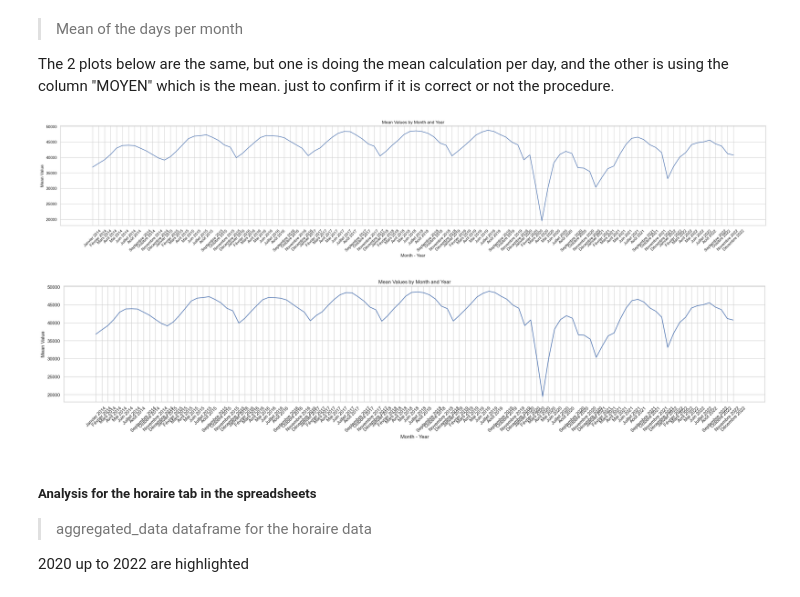
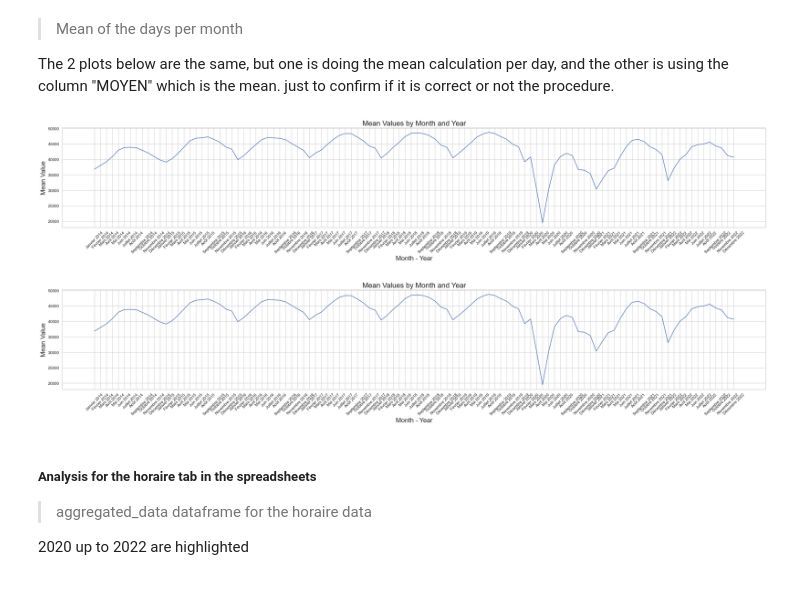
Before and after one commit to tarcisiocsn/OpenDataQuebec, a Jupyter notebook: QuebecTrafficVolumes/count_analysis.ipynb, the cells around one changed output. Cells and saved outputs as stored; diff of their text form; code cells hidden in the pictures.

```diff
--- a/QuebecTrafficVolumes/count_analysis.ipynb
+++ b/QuebecTrafficVolumes/count_analysis.ipynb
@@ -191,13 +191,13 @@ Data from the histo tab in the spreadsheets of the aggregated data.
 sns.set(style='whitegrid')
 
 # Create a figure and axis objects for the bar plot
-fig, ax = plt.subplots(figsize=(10, 6))
+fig, ax = plt.subplots(figsize=(10, 5))
 
 # Plot the bar chart
 averages.plot(kind='bar', ax=ax, color=['#4C72B0', '#55A868', '#C44E52'], alpha=0.8)
 
 # Set the title and axis labels for the bar plot
-ax.set_title('Averages for All Years', fontsize=16)
+ax.set_title('Averages for All Years', fontsize=12)
 ax.set_xlabel('Year', fontsize=12)
 ax.set_ylabel('Average', fontsize=12)
 
@@ -210,7 +210,7 @@ ax.spines['top'].set_visible(False)
 ax.spines['right'].set_visible(False)
 
 # Create a new figure and axis objects for the line plot
-fig2, ax2 = plt.subplots(figsize=(10, 6))
+fig2, ax2 = plt.subplots(figsize=(10, 5))
 
 # Plot the trend lines
 averages['DJMA'].plot(ax=ax2, color='#4C72B0', linewidth=2, marker='o', markersize=6, label='DJMA Trend')
@@ -218,7 +218,7 @@ averages['DJME'].plot(ax=ax2, color='#55A868', linewidth=2, marker='o', markersi
 averages['DJMH'].plot(ax=ax2, color='#C44E52', linewidth=2, marker='o', markersize=6, label='DJMH Trend')
 
 # Set the title and axis labels for the line plot
-ax2.set_title('Trend Line', fontsize=16)
+ax2.set_title('Trend Line', fontsize=12)
 ax2.set_xlabel('Year', fontsize=12)
 ax2.set_ylabel('Average', fontsize=12)
 
@@ -369,19 +369,19 @@ plt.figure(figsize=(35, 5))
 plt.plot(x_labels, y_values)
 
 # Set the x-axis label and ticks
-plt.xlabel('Month - Year')
+plt.xlabel('Month - Year', fontsize = 18)
 plt.xticks(rotation=45)
 
 # Set the y-axis label
-plt.ylabel('Mean Value')
+plt.ylabel('Mean Value', fontsize = 18)
 
 # Set the title of the plot
-plt.title('Mean Values by Month and Year')
+plt.title('Mean Values by Month and Year', fontsize = 20)
 
 # Display the plot
 plt.show()
 # %% [output]
-[figure, old version]
+[figure, new version]
 # %%
 # Get the unique years from the data
 years = averages_fact84['ANNEE'].unique()
@@ -394,38 +394,38 @@ month_order = ['Janvier', 'Février', 'Mars', 'Avril', 'Mai', 'Juin', 'Juillet',
 
 # Create empty lists for x-axis labels and y-values
 x_labels = []
 y_values = []
 
 # Iterate over each year and month
 for year in years:
     for month in month_order:
         x_labels.append(f"{month} {year}")
         data = averages_fact84[(averages_fact84['MOIS'] == month) & (averages_fact84['ANNEE'] == year)]
         if not data.empty:
             y_values.append(data['MOYEN'].values[0])
         else:
             y_values.append(None)
 
 # Increase the figure size
-plt.figure(figsize=(30, 5))
+plt.figure(figsize=(35, 5))
 
 # Create the plot
 plt.plot(x_labels, y_values)
 
 # Set the x-axis label and ticks
-plt.xlabel('Month - Year')
+plt.xlabel('Month - Year', fontsize = 18)
 plt.xticks(rotation=45)
 
 # Set the y-axis label
-plt.ylabel('Mean Value')
+plt.ylabel('Mean Value', fontsize = 18)
 
 # Set the title of the plot
-plt.title('Mean Values by Month and Year')
+plt.title('Mean Values by Month and Year', fontsize = 20)
 
 # Display the plot
 plt.show()
 # %% [output]
-[figure, old version]
+[figure, new version]
 # %% [markdown]
 ##### Analysis for the horaire tab in the spreadsheets
 
```
Also changed, not shown: parts of 1 cell of this notebook.
